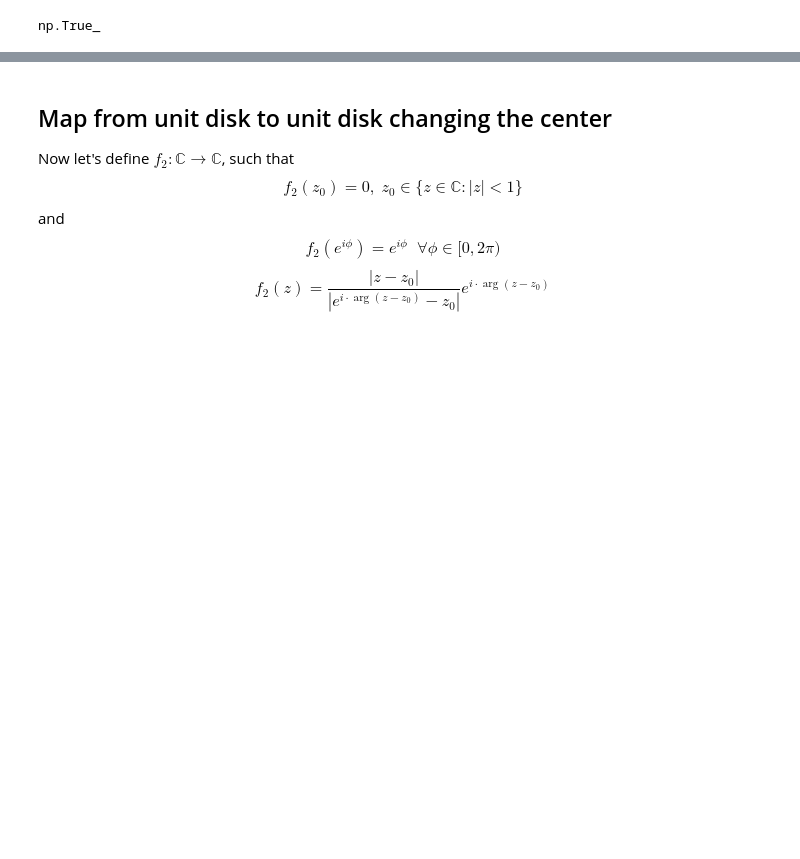
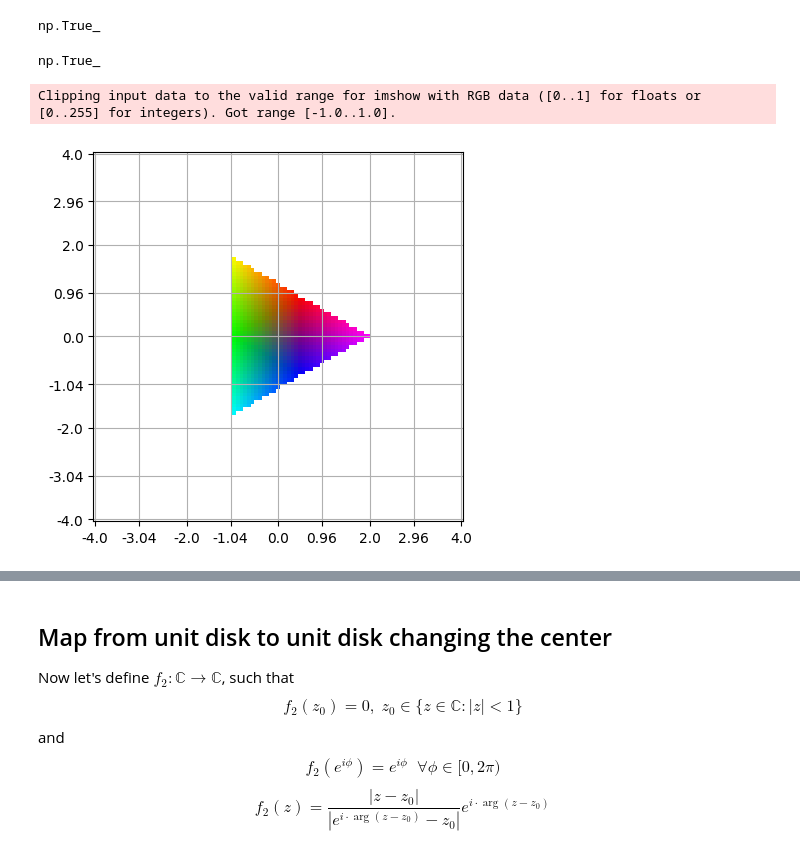
Before and after one commit to zimfv/depth-poset, a Jupyter notebook: notebooks/Map Disk.ipynb, the cells around one changed output, grey strips where cells are left out. Cells and saved outputs as stored; diff of their text form; code cells hidden in the pictures; blank space fills up the shorter version.

Commit message:
Some realisations of complex way

```diff
--- a/notebooks/Map Disk.ipynb
+++ b/notebooks/Map Disk.ipynb
@@ -151,3 +153,50 @@ def triangle_represents_the_number(z: complex, z1: complex, z2: complex, z3: com
 triangle_represents_the_number(z, z1, z2, z3)
 # %% [output]
 np.True_
+# %%
+z1, z2, z3 = 2.-1.j, -1.+1.j, -0.-2.j
+z = 0
+triangle_represents_the_number(z, z1, z2, z3)
+# %% [output]
+np.True_
+# %%
+def get_triangle_representation(z, z1, z2, z3):
+    """
+    Parameters:
+    -----------
+    z: complex array
+        A complex number or an array of complex numbers to be represented in the triangle
+
+    z1, z2, z3: complex numbers
+        Vertices of the triangle
+
+    Returns:
+    --------
+    t: np.array
+        An array of shape (z.shape) + (3,) with coefficients for the representation of `z` in the triangle defined by `z1`, `z2`, `z3`
+    """
+    z = np.asarray(z)
+    a1 = np.real(z2) - np.real(z1)
+    b1 = np.real(z3) - np.real(z1)
+    c1 = np.real(z) - np.real(z1)
+    a2 = np.imag(z2) - np.imag(z1)
+    b2 = np.imag(z3) - np.imag(z1)
+    c2 = np.imag(z) - np.imag(z1)
+    det = a1 * b2 - a2 * b1
+    if det == 0:
+        raise ValueError("The triangle is degenerate")
+    t3 = (a1*c2 - a2*c1) / det
+    t2 = (b2*c1 - b1*c2) / det
+    t1 = 1 - t2 - t3
+    return np.array([t1, t2, t3]).transpose(tuple(np.arange(z.ndim) + 1) + (0, ))
+# %%
+m = get_triangle_representation(z0, np.exp(1j*np.pi/3), np.exp(1j*3*np.pi/3), np.exp(1j*5*np.pi/3))
+m[(m < 0).any(axis=-1) & (m > 1).any(axis=-1)] = np.nan  # Exclude points outside the triangle
+plt.imshow(m, origin='lower')
+plt.xticks(np.linspace(0, len(x)-1, 9).astype(int), x[np.linspace(0, len(x)-1, 9).astype(int)])
+plt.yticks(np.linspace(0, len(y)-1, 9).astype(int), y[np.linspace(0, len(y)-1, 9).astype(int)])
+plt.grid(True)
+plt.show()
+# %% [output]
+Clipping input data to the valid range for imshow with RGB data ([0..1] for floats or [0..255] for integers). Got range [-1.0..1.0].
+[figure, added]
```
Also changed, not shown: parts of 15 cells of this notebook.
